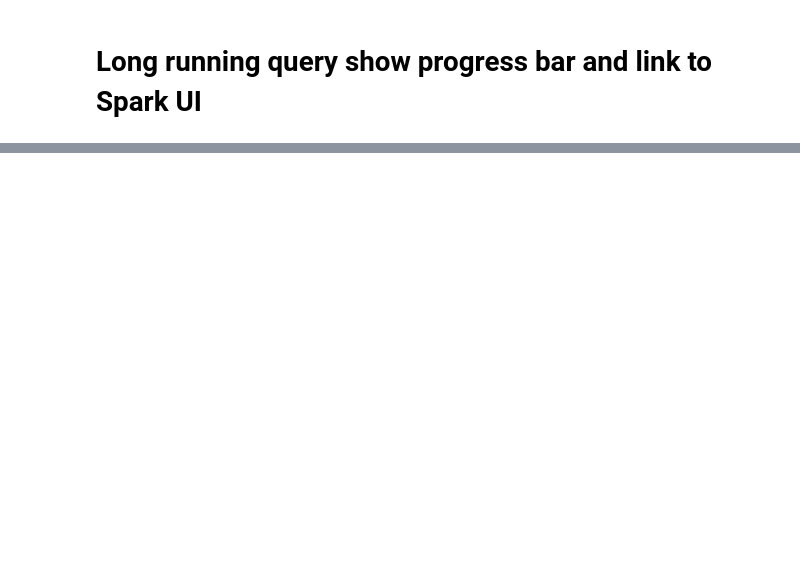
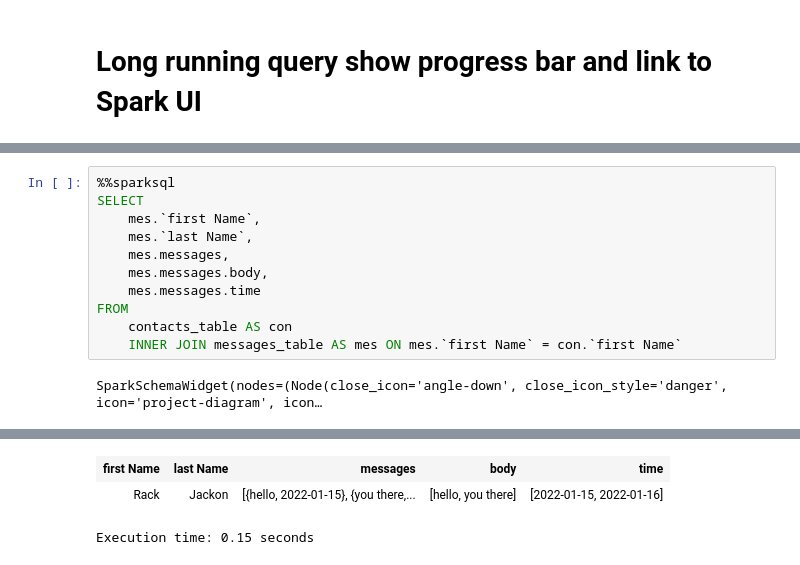
Before and after one commit to CybercentreCanada/jupyterlab-sql-editor, a Jupyter notebook: example/Spark.ipynb, the cells around one changed output, grey strips where cells are left out. Cells and saved outputs as stored; diff of their text form; blank space fills up the shorter version.

```diff
--- a/example/Spark.ipynb
+++ b/example/Spark.ipynb
@@ -282,0 +308,13 @@ Execution time: 10.32 seconds
+# %%
+%%sparksql
+SELECT
+    mes.`first Name`,
+    mes.`last Name`,
+    mes.messages,
+    mes.messages.body,
+    mes.messages.time
+FROM
+    contacts_table AS con
+    INNER JOIN messages_table AS mes ON mes.`first Name` = con.`first Name`
+# %% [output]
+SparkSchemaWidget(nodes=(Node(close_icon='angle-down', close_icon_style='danger', icon='project-diagram', icon…
@@ -282,0 +322,3 @@ Execution time: 10.32 seconds
+| first Name | last Name | messages | body | time |
+| Rack | Jackon | [{hello, 2022-01-15}, {you there,... | [hello, you there] | [2022-01-15, 2022-01-16] |
+Execution time: 0.15 seconds
```
Also changed, not shown: parts of 16 cells of this notebook, 4 other files.
